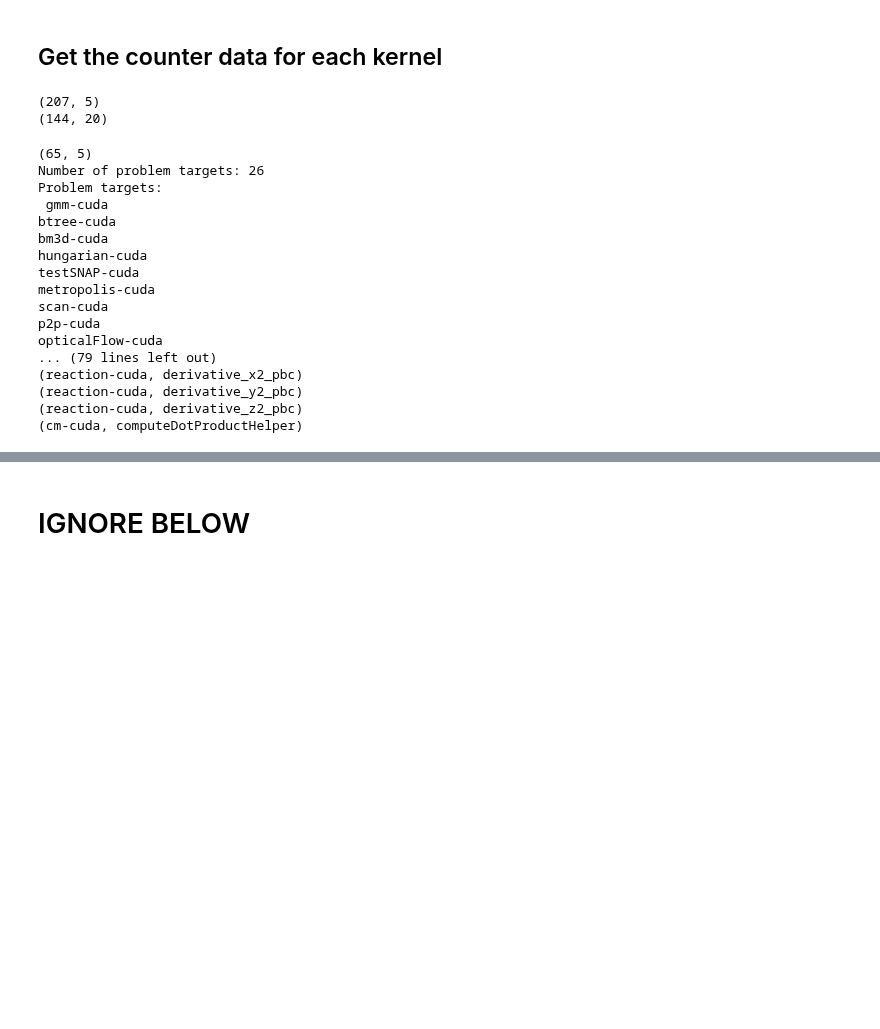
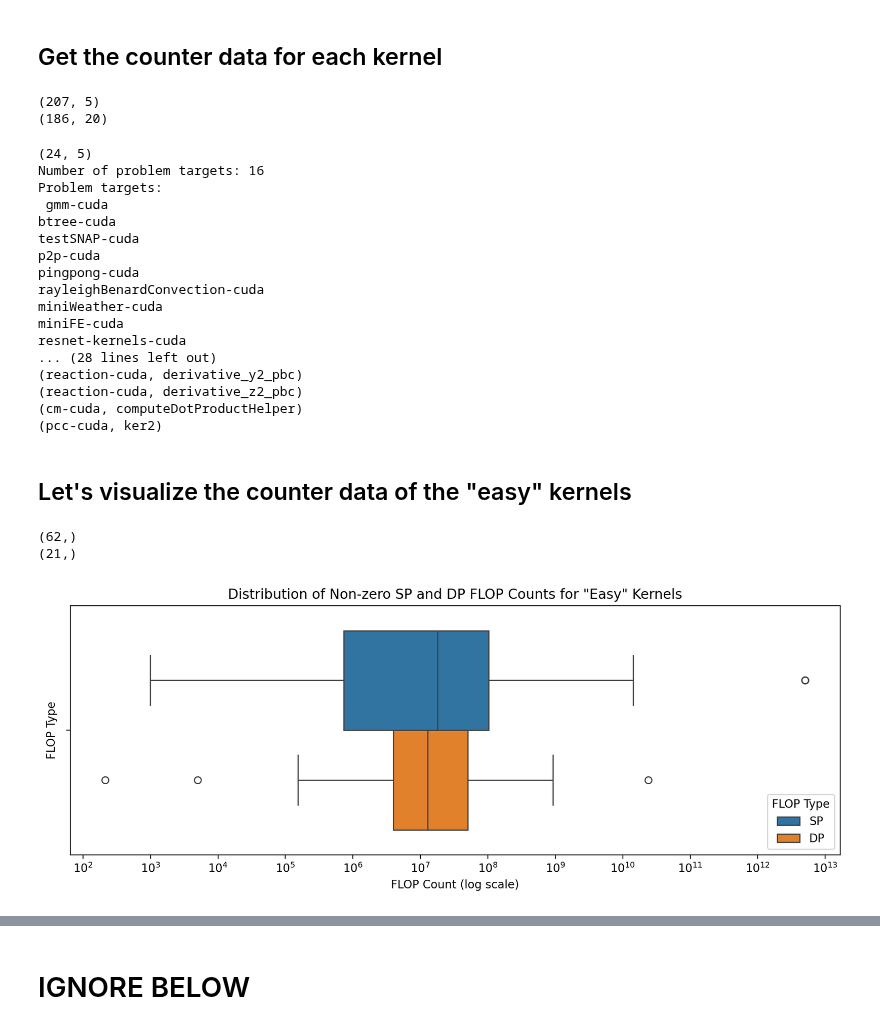
Before and after one commit to Scientific-Computing-Lab/gpuFLOPBench, a Jupyter notebook: qdecomp-langgraph-studio/kernel-survey/dataset-gen/manual-classification/create_dataset_to_query.ipynb, the cells around one changed output, grey strips where cells are left out. Cells and saved outputs as stored; diff of their text form; code cells hidden in the pictures; blank space fills up the shorter version.

Commit message:
visualized new dataset FLOP distribution

```diff
--- a/qdecomp-langgraph-studio/kernel-survey/dataset-gen/manual-classification/create_dataset_to_query.ipynb
+++ b/qdecomp-langgraph-studio/kernel-survey/dataset-gen/manual-classification/create_dataset_to_query.ipynb
@@ -400,7 +400,7 @@ dtypes={'Kernel Name':'string',
         }
 
 # load the profiled kernels data
-df = pd.read_csv('../../../../roofline-data-new.csv', quotechar='"', dtype=dtypes)
+df = pd.read_csv('../../../../roofline-data-updated.csv', quotechar='"', dtype=dtypes)
 
 # if we're loading old data that didn't gather intops
 #df = pd.read_csv('../roofline-data-OLD-only-cuda.csv', quotechar='"', dtype=dtypes)
@@ -495,7 +495,7 @@ easy_codes_with_counter_data = df[df['combined_name'].isin(easy_codes['combined_
 print(easy_codes_with_counter_data.shape)
 # %% [output]
 (207, 5)
-(144, 20)
+(186, 20)
 # %%
 # which codes didn't get any counter data?
 
@@ -511,20 +511,64 @@ print()
 for item in easy_codes_missing_counter_data['combined_name']:
     print(item)
 # %% [output]
-(65, 5)
-Number of problem targets: 26
+(24, 5)
+Number of problem targets: 16
 Problem targets:
  gmm-cuda
 btree-cuda
-bm3d-cuda
-hungarian-cuda
 testSNAP-cuda
-metropolis-cuda
-scan-cuda
 p2p-cuda
-opticalFlow-cuda
-... (79 lines left out)
-(reaction-cuda, derivative_x2_pbc)
+pingpong-cuda
+rayleighBenardConvection-cuda
+miniWeather-cuda
+miniFE-cuda
+resnet-kernels-cuda
+... (28 lines left out)
 (reaction-cuda, derivative_y2_pbc)
 (reaction-cuda, derivative_z2_pbc)
 (cm-cuda, computeDotProductHelper)
+(pcc-cuda, ker2)
+# %% [markdown]
+## Let's visualize the counter data of the "easy" kernels
+# %%
+
+fig, ax = plt.subplots(1, 1, figsize=(10, 4), dpi=200)
+
+nnz_sp_data = easy_codes_with_counter_data[easy_codes_with_counter_data['SP_FLOP'] != 0]['SP_FLOP']
+nnz_dp_data = easy_codes_with_counter_data[easy_codes_with_counter_data['DP_FLOP'] != 0]['DP_FLOP']
+
+nnz_sp_data = np.log1p(nnz_sp_data)/np.log(10)
+nnz_dp_data = np.log1p(nnz_dp_data)/np.log(10)
+
+print(nnz_sp_data.shape)
+print(nnz_dp_data.shape)
+
+merged = pd.DataFrame({
+    'flop_count': np.concatenate([nnz_sp_data, nnz_dp_data]),
+    'type': ['SP'] * len(nnz_sp_data) + ['DP'] * len(nnz_dp_data)
+})
+
+# make a box and whisker plot seaborn
+
+sns.boxplot(x=merged['flop_count'], hue=merged['type'], ax=ax)
+
+#ax.set_xscale('symlog')
+
+ax.set_title('Distribution of Non-zero SP and DP FLOP Counts for "Easy" Kernels')
+ax.set_xlabel('FLOP Count (log scale)')
+ax.set_ylabel('FLOP Type')
+
+xticks = [2, 3, 4, 5, 6, 7, 8, 9, 10, 11, 12, 13]
+ax.set_xticks(xticks)
+ax.set_xticklabels([r'$10^{'+str(i)+'}$' for i in xticks])
+
+# set the name of the legend, location to bottom right
+ax.legend(title='FLOP Type', loc='lower right')
+
+plt.tight_layout()
+
+plt.show()
+# %% [output]
+(62,)
+(21,)
+[figure, added]
```
Also changed, not shown: parts of 3 cells of this notebook, 4 other files.
